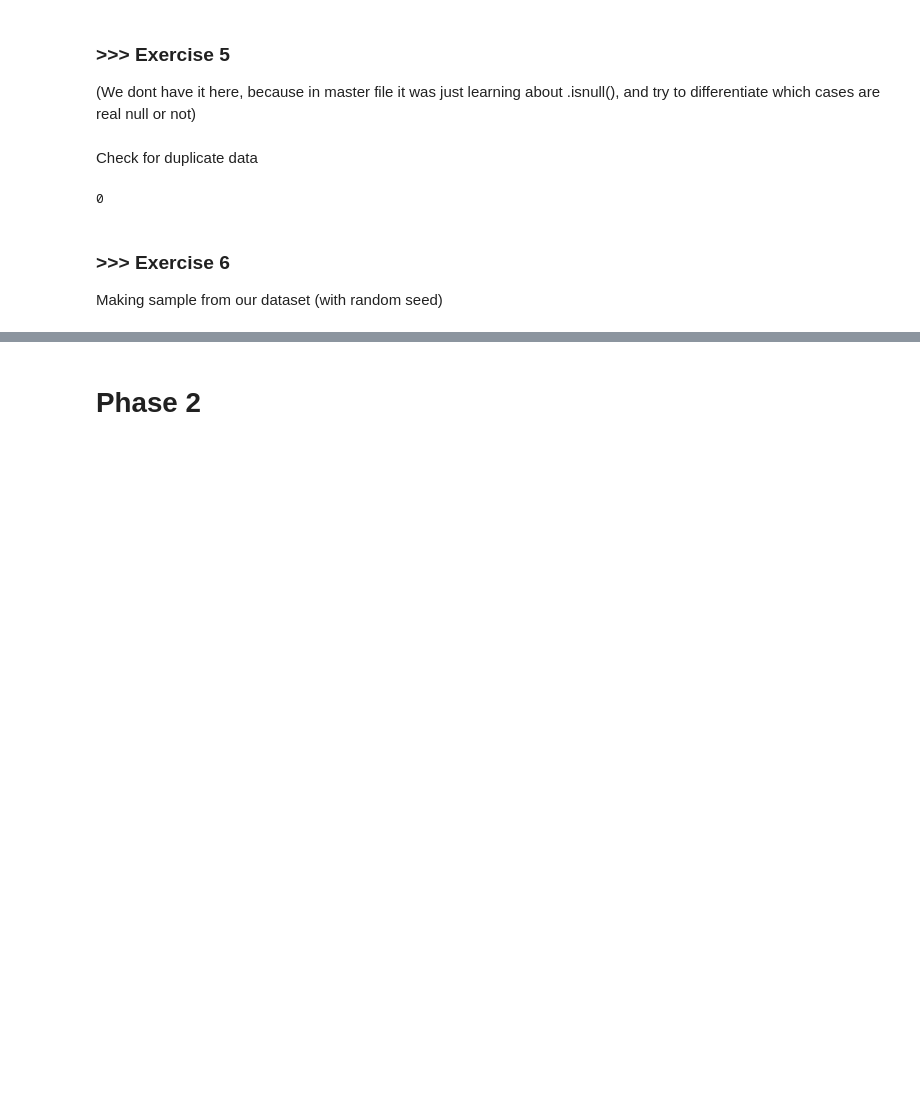
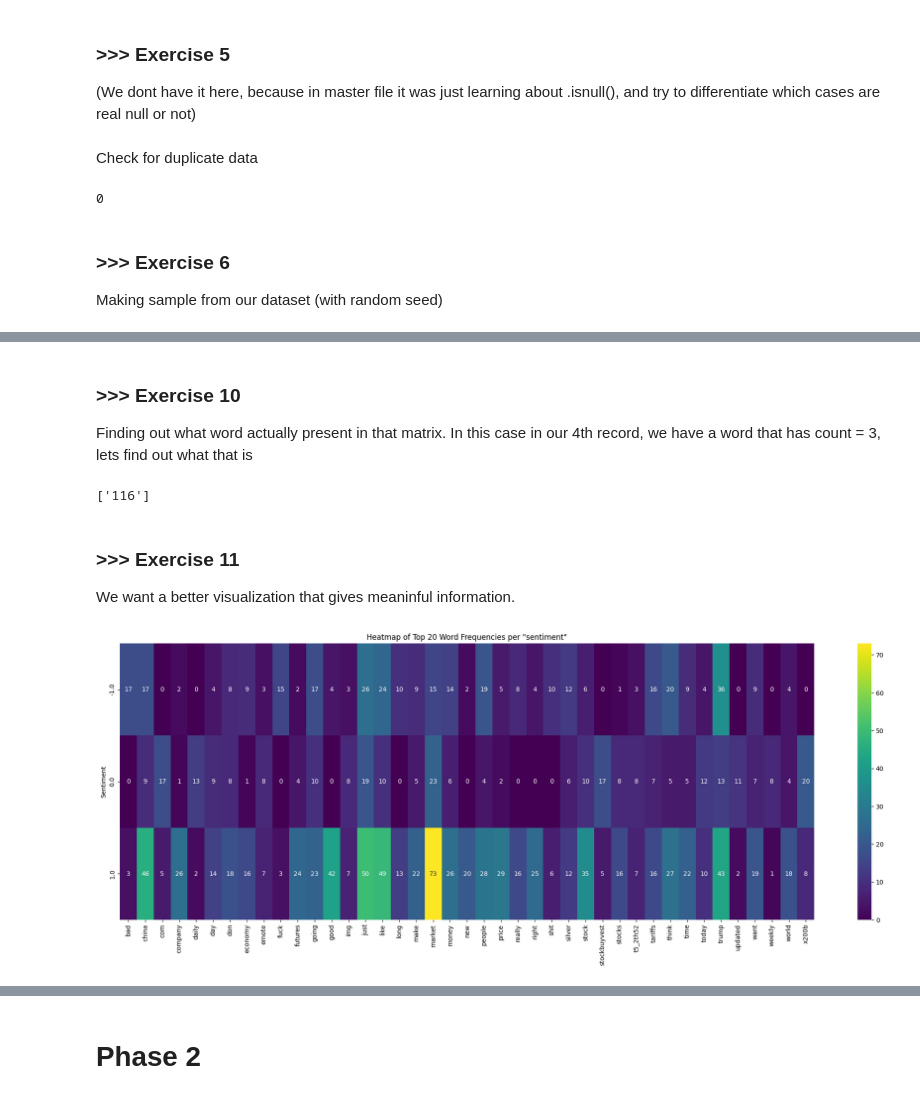
Before and after one commit to zhangjingxing/DM2025-Lab1-Exercise, a Jupyter notebook: DM2025-Lab1-Homework.ipynb, the cells around one changed output, grey strips where cells are left out. Cells and saved outputs as stored; diff of their text form; code cells hidden in the pictures; blank space fills up the shorter version.

```diff
--- a/DM2025-Lab1-Homework.ipynb
+++ b/DM2025-Lab1-Homework.ipynb
@@ -254,0 +312,6 @@ len(df_sample)
+# %%
+# tokenize out 'text' field
+# Here we just use the full dataset, cause our dataset records are not that much
+# the sampling above just a demonstration if we need a sample
+
+df['unigrams'] = df['text'].apply(lambda x: dmh.tokenize_text(x))
@@ -254,0 +389,62 @@ len(df_sample)
+# %% [markdown]
+### >>> Exercise 10
+Finding out what word actually present in that matrix. In this case in our 4th record, we have a word that has count = 3, lets find out what that is
+# %%
+# first, retrieve the entire vocab list
+vocab = count_vect.get_feature_names_out()
+
+# slice the matrix just to take the 5th document and the first 100 words
+first_100cols = df_counts[:4, :100]
+
+# This will take the indices of those 100 columns whose value > 0
+word_indices = first_100cols.indices
+
+# We look for what are the words there, using the columns index previously collected
+present_words = vocab[word_indices]
+
+# print out all the words present
+print(present_words)
+# %% [output]
+['116']
+# %% [markdown]
+### >>> Exercise 11
+We want a better visualization that gives meaninful information.
+# %%
+# here we just use the methode in the master file, so copy and adjust
+# define the column we want to annalyze
+text_column = 'text'
+category_column = 'sentiment'
+
+# create a big document for each category
+# .dropna() handles any missing text safely
+category_text = df.dropna(subset=[text_column]).groupby(category_column)[text_column].apply(' '.join)
+
+# vectorize the text, removing common English stop words
+cat_vect = CountVectorizer(stop_words='english')
+category_counts = cat_vect.fit_transform(category_text)
+
+# find the top N words for EACH category
+n_top_words = 20
+top_indices_per_category = []
+for i in range(category_counts.shape[0]):
+    row = category_counts.toarray()[i]
+    top_indices = row.argsort()[-n_top_words:][::-1]
+    top_indices_per_category.extend(top_indices)
+
+# get the unique set of all top indices
+unique_top_indices = np.unique(top_indices_per_category)
+top_terms = cat_vect.get_feature_names_out()[unique_top_indices]
+
+# create the DataFrame for the heatmap
+heatmap_df = pd.DataFrame(category_counts[:, unique_top_indices].toarray(),
+                          index=category_text.index,
+                          columns=top_terms)
+
+# plot the heatmap
+plt.figure(figsize=(25, 8))
+sns.heatmap(heatmap_df, annot=True, fmt='d', cmap='viridis')
+plt.title(f'Heatmap of Top {n_top_words} Word Frequencies per "{category_column}"')
+plt.ylabel(category_column.title())
+plt.show()
+# %% [output]
+[figure, added]
```
Also changed, not shown: parts of 32 cells of this notebook, 1 other file.
